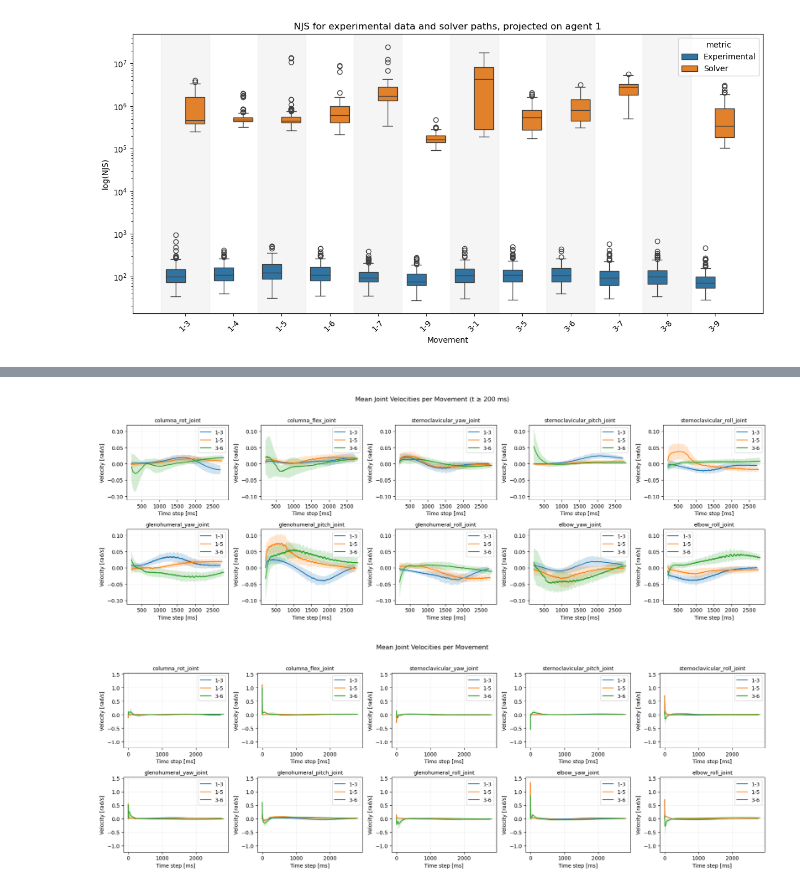
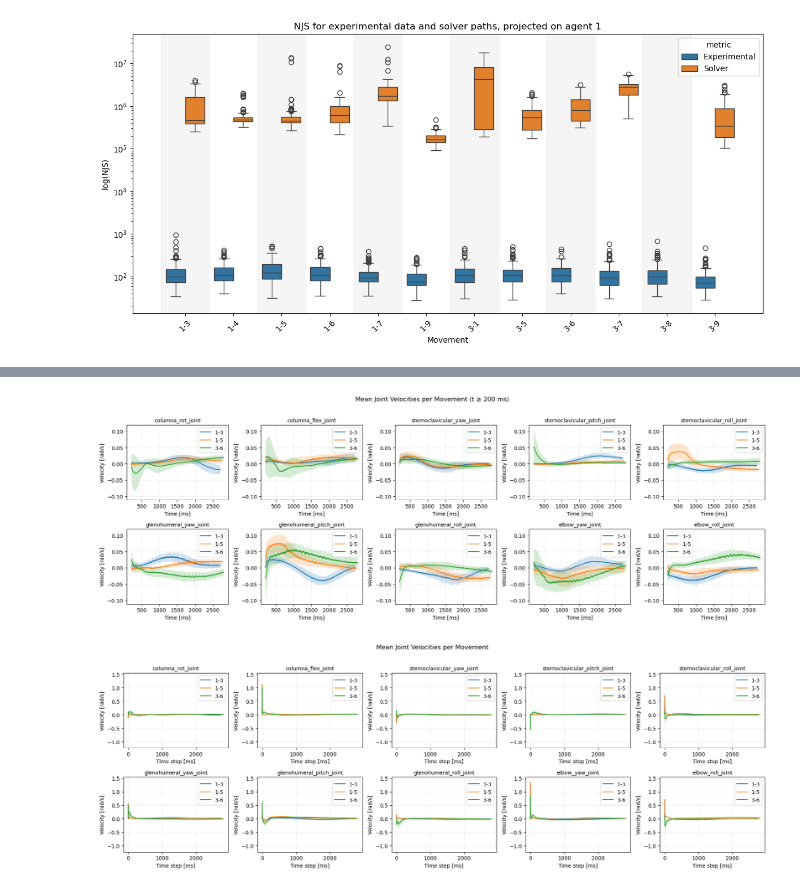
Before and after one commit to bj1110/Masterarbeit, a Jupyter notebook: eval/simdata_eval.ipynb, the cells around one changed output, grey strips where cells are left out. Cells and saved outputs as stored; diff of their text form; code cells hidden in the pictures.

```diff
--- a/eval/simdata_eval.ipynb
+++ b/eval/simdata_eval.ipynb
@@ -700,35 +704,35 @@ for ax, joint in zip(axes, joint_list):
         # compute stats
         mean_traj = aligned.mean(axis=0)
         std_traj = aligned.std(axis=0)
 
         mean_traj = mean_traj[start_idx:]
         std_traj = std_traj[start_idx:]
         t = np.arange(start_idx, start_idx + len(mean_traj))
 
         ax.plot(t, mean_traj, label=movement)
 
         ax.fill_between(
             t,
             mean_traj - std_traj,
             mean_traj + std_traj,
             alpha=0.2
         )
 
     ax.set_title(joint, fontsize=10)
-    ax.set_xlabel("Time step [ms]")
+    ax.set_xlabel("Time [ms]")
     ax.set_ylabel("Velocity [rad/s]")
     ax.grid(True, alpha=0.2)
     ax.tick_params(axis="y", labelleft=True)
     ax.tick_params(axis="x", labelbottom=True)
     ax.legend()
 
 
 
 fig.suptitle("Mean Joint Velocities per Movement (t ≥ 200 ms)", y=1.02)
 plt.tight_layout()
 plt.show()
 # %% [output]
-[figure, old version]
+[figure, new version]
 # %%
 joint_list = joint_order
 
```
Also changed, not shown: parts of 2 cells of this notebook.
